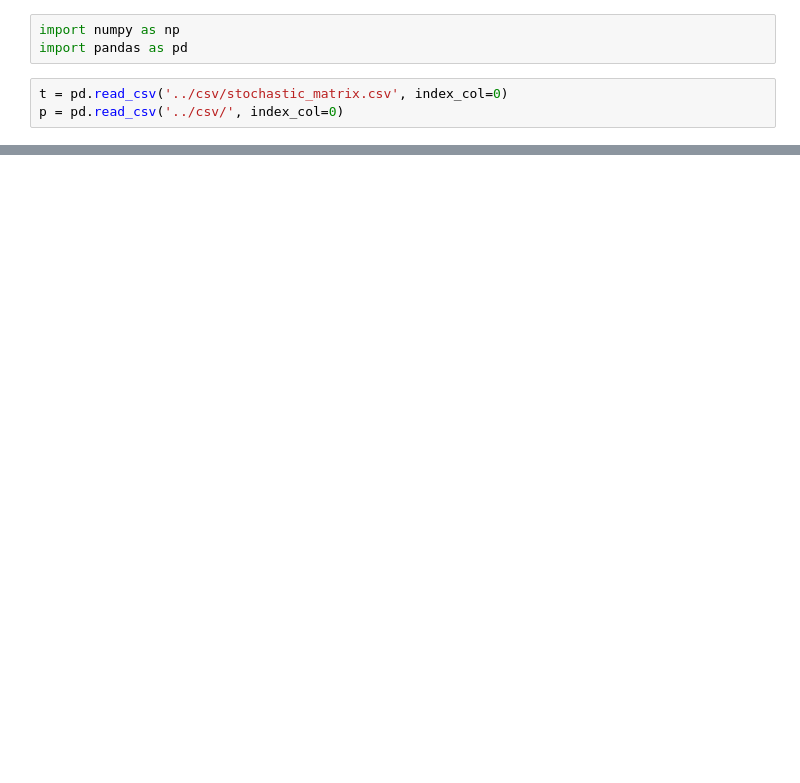
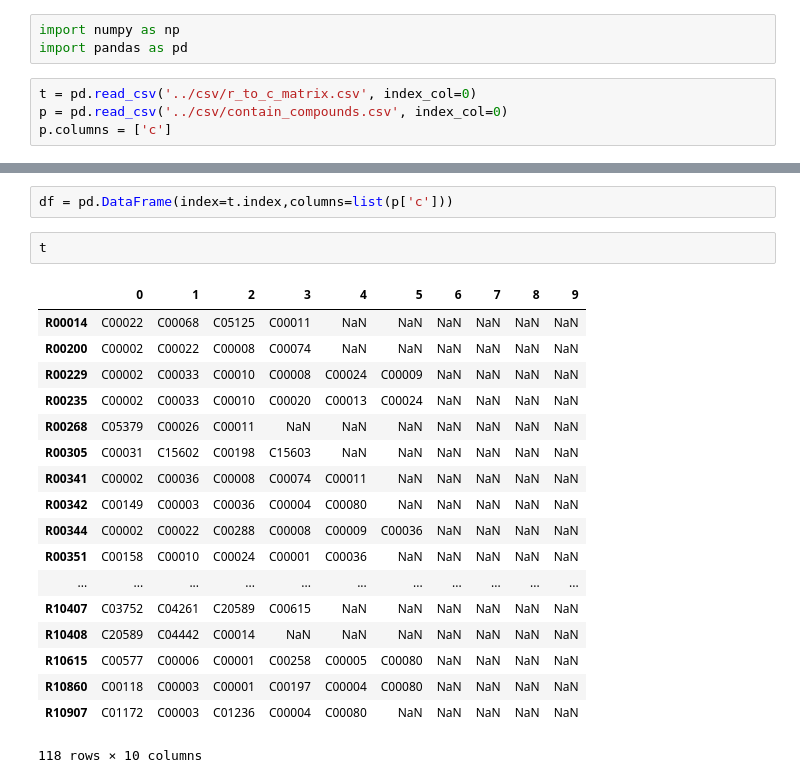
Before and after one commit to inoue0426/Cancer_cell_modeling_using_FBA, a Jupyter notebook: code/Untitled.ipynb, the cells around one changed output, grey strips where cells are left out. Saved outputs shown, nothing was run; the diff lists cells and outputs as text; blank space fills up the shorter version.

```diff
--- a/code/Untitled.ipynb
+++ b/code/Untitled.ipynb
@@ -2,5 +2,6 @@
 import numpy as np
 import pandas as pd
 # %%
-t = pd.read_csv('../csv/stochastic_matrix.csv', index_col=0)
-p = pd.read_csv('../csv/', index_col=0)
+t = pd.read_csv('../csv/r_to_c_matrix.csv', index_col=0)
+p = pd.read_csv('../csv/contain_compounds.csv', index_col=0)
+p.columns = ['c']
@@ -26,0 +8,23 @@ p = pd.read_csv('../csv/', index_col=0)
+# %%
+df = pd.DataFrame(index=t.index,columns=list(p['c']))
+# %%
+t
+# %% [output]
+|  | 0 | 1 | 2 | 3 | 4 | 5 | 6 | 7 | 8 | 9 |
+| R00014 | C00022 | C00068 | C05125 | C00011 | NaN | NaN | NaN | NaN | NaN | NaN |
+| R00200 | C00002 | C00022 | C00008 | C00074 | NaN | NaN | NaN | NaN | NaN | NaN |
+| R00229 | C00002 | C00033 | C00010 | C00008 | C00024 | C00009 | NaN | NaN | NaN | NaN |
+| R00235 | C00002 | C00033 | C00010 | C00020 | C00013 | C00024 | NaN | NaN | NaN | NaN |
+| R00268 | C05379 | C00026 | C00011 | NaN | NaN | NaN | NaN | NaN | NaN | NaN |
+| R00305 | C00031 | C15602 | C00198 | C15603 | NaN | NaN | NaN | NaN | NaN | NaN |
+| R00341 | C00002 | C00036 | C00008 | C00074 | C00011 | NaN | NaN | NaN | NaN | NaN |
+| R00342 | C00149 | C00003 | C00036 | C00004 | C00080 | NaN | NaN | NaN | NaN | NaN |
+| R00344 | C00002 | C00022 | C00288 | C00008 | C00009 | C00036 | NaN | NaN | NaN | NaN |
+| R00351 | C00158 | C00010 | C00024 | C00001 | C00036 | NaN | NaN | NaN | NaN | NaN |
+| ... | ... | ... | ... | ... | ... | ... | ... | ... | ... | ... |
+| R10407 | C03752 | C04261 | C20589 | C00615 | NaN | NaN | NaN | NaN | NaN | NaN |
+| R10408 | C20589 | C04442 | C00014 | NaN | NaN | NaN | NaN | NaN | NaN | NaN |
+| R10615 | C00577 | C00006 | C00001 | C00258 | C00005 | C00080 | NaN | NaN | NaN | NaN |
+| R10860 | C00118 | C00003 | C00001 | C00197 | C00004 | C00080 | NaN | NaN | NaN | NaN |
+| R10907 | C01172 | C00003 | C01236 | C00004 | C00080 | NaN | NaN | NaN | NaN | NaN |
+118 rows × 10 columns
```
Also changed, not shown: parts of 2 cells of this notebook, 2 other files.
